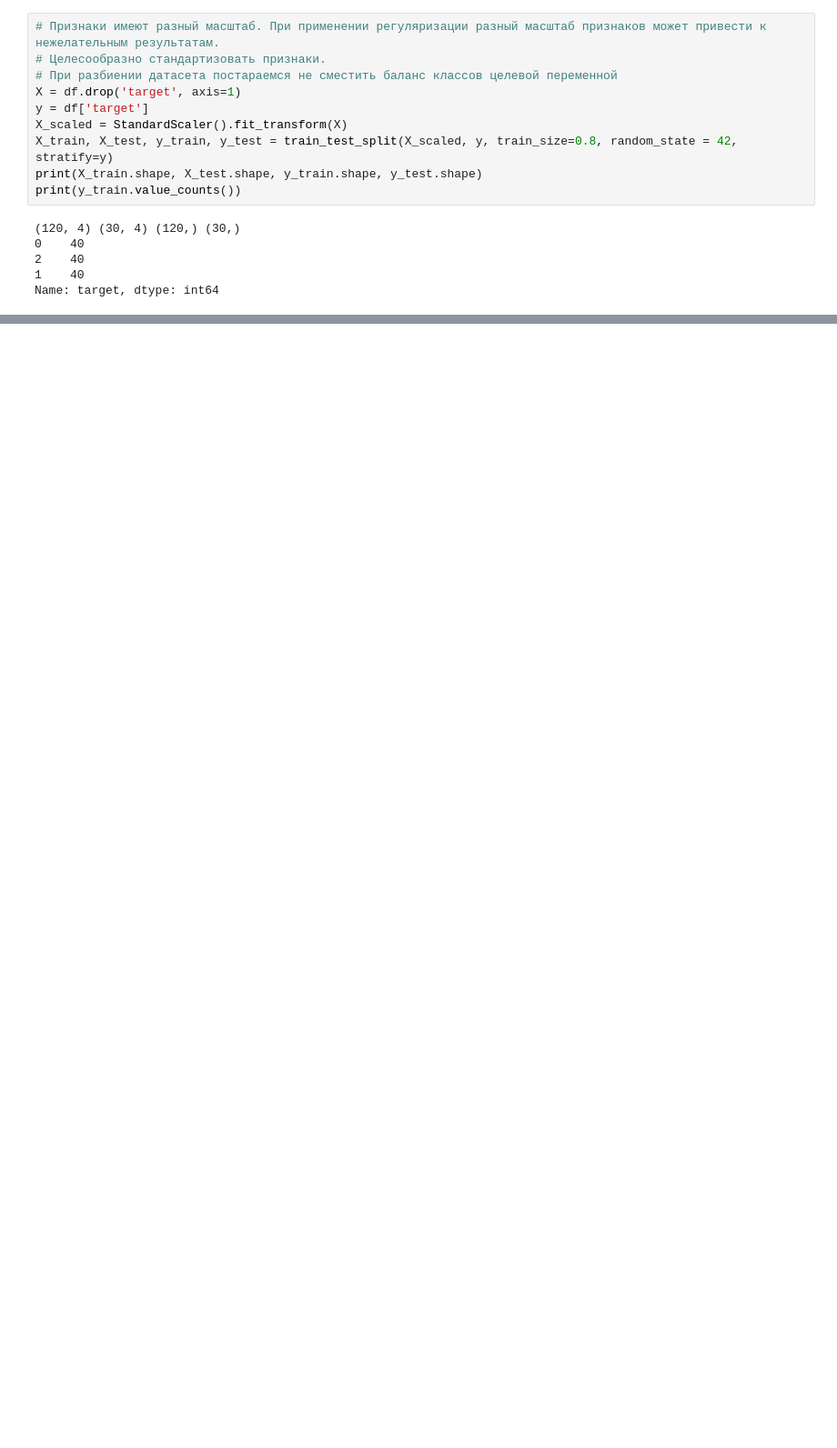
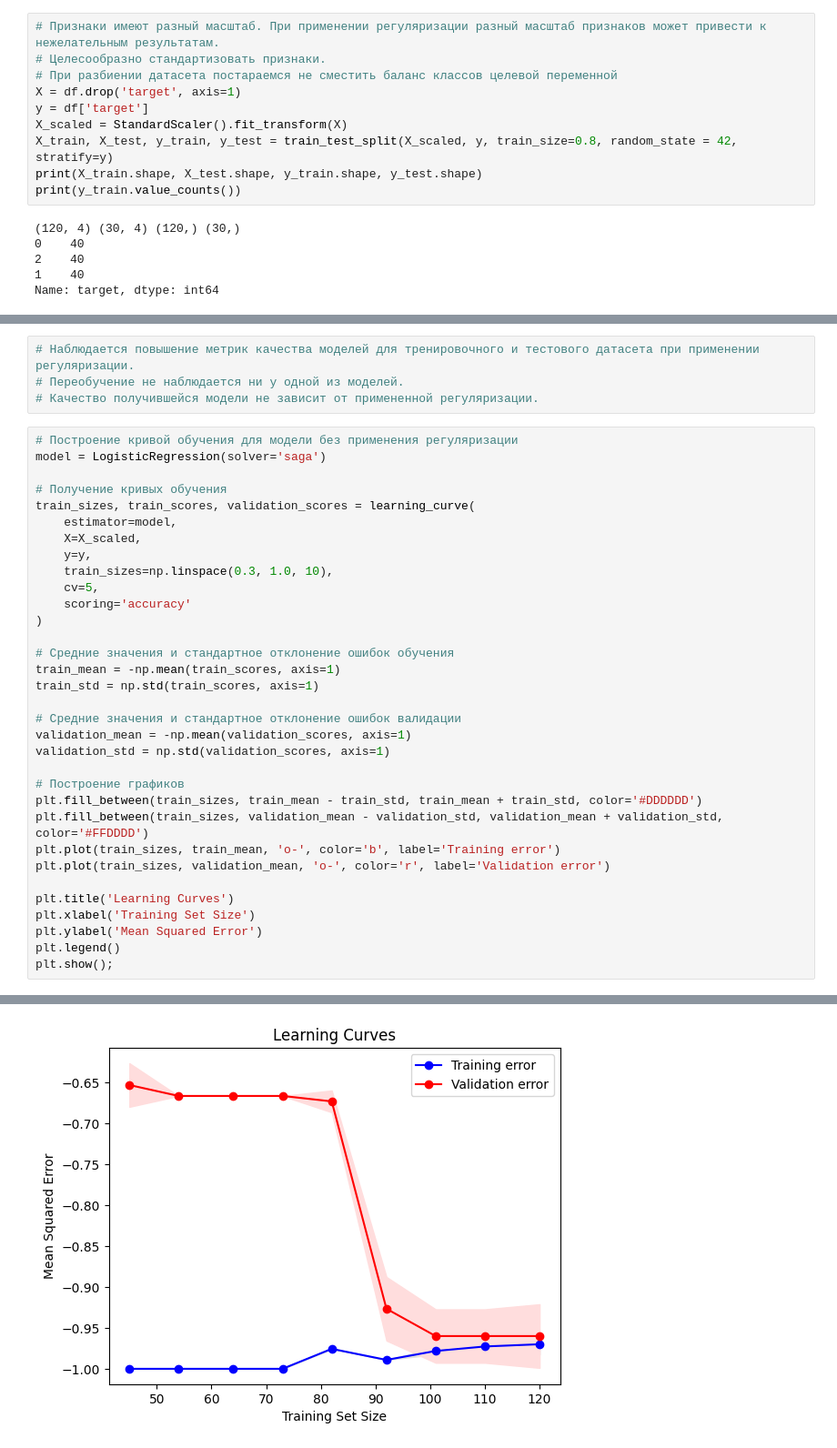
Before and after one commit to alexpgb/Python_DS_2024, a Jupyter notebook: S6/Python_DS_2024_S6_HW.ipynb, the cells around one changed output, grey strips where cells are left out. Shown at 91% size. Drawn from its saved outputs; the diff is of its cells as text; blank space fills up the shorter version.

```diff
--- a/S6/Python_DS_2024_S6_HW.ipynb
+++ b/S6/Python_DS_2024_S6_HW.ipynb
@@ -206,0 +336,38 @@ result_no_opt
+# %%
+# Наблюдается повышение метрик качества моделей для тренировочного и тестового датасета при применении регуляризации.
+# Переобучение не наблюдается ни у одной из моделей.
+# Качество получившейся модели не зависит от примененной регуляризации.
+# %%
+# Построение кривой обучения для модели без применения регуляризации
+model = LogisticRegression(solver='saga')
+
+# Получение кривых обучения
+train_sizes, train_scores, validation_scores = learning_curve(
+    estimator=model,
+    X=X_scaled,
+    y=y,
+    train_sizes=np.linspace(0.3, 1.0, 10),
+    cv=5,
+    scoring='accuracy'
+)
+
+# Средние значения и стандартное отклонение ошибок обучения
+train_mean = -np.mean(train_scores, axis=1)
+train_std = np.std(train_scores, axis=1)
+
+# Средние значения и стандартное отклонение ошибок валидации
+validation_mean = -np.mean(validation_scores, axis=1)
+validation_std = np.std(validation_scores, axis=1)
+
+# Построение графиков
+plt.fill_between(train_sizes, train_mean - train_std, train_mean + train_std, color='#DDDDDD')
+plt.fill_between(train_sizes, validation_mean - validation_std, validation_mean + validation_std, color='#FFDDDD')
+plt.plot(train_sizes, train_mean, 'o-', color='b', label='Training error')
+plt.plot(train_sizes, validation_mean, 'o-', color='r', label='Validation error')
+
+plt.title('Learning Curves')
+plt.xlabel('Training Set Size')
+plt.ylabel('Mean Squared Error')
+plt.legend()
+plt.show();
+# %% [output]
@@ -206,0 +391 @@ result_no_opt
+[figure, added]
```
Also changed, not shown: parts of 27 cells of this notebook.
